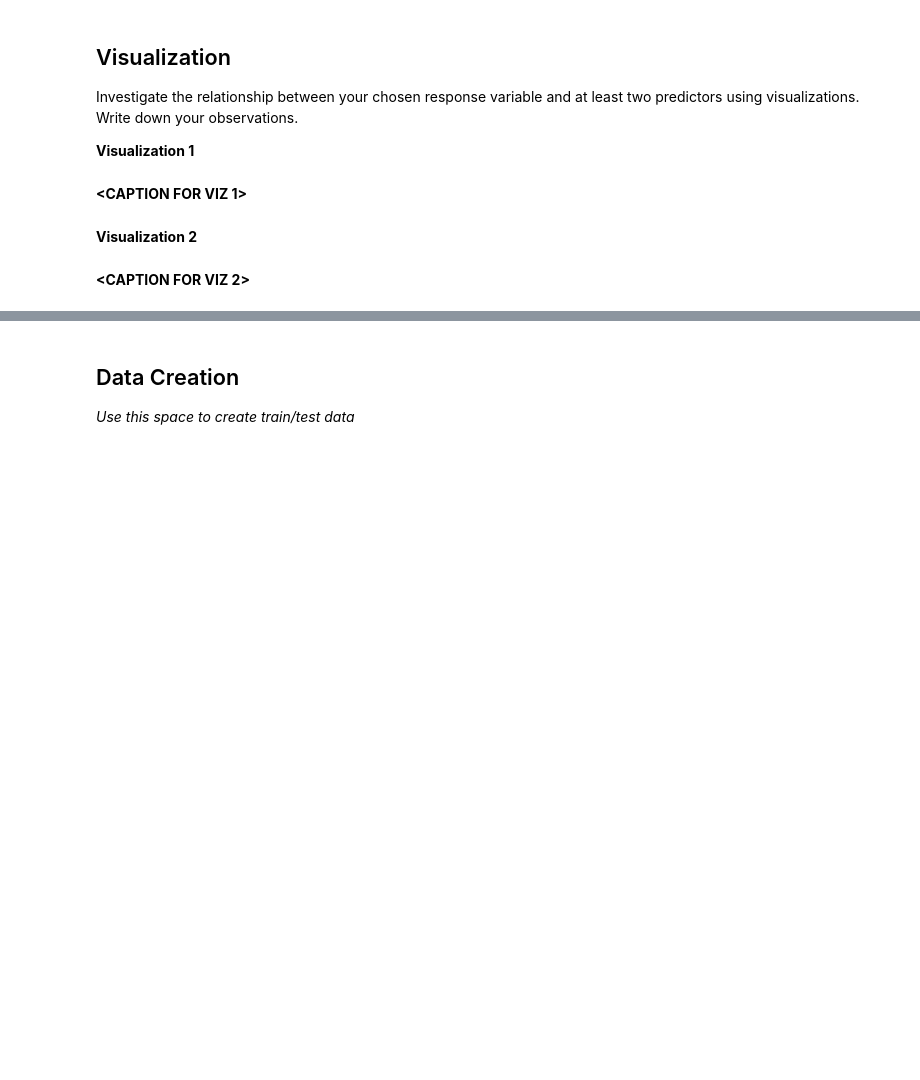
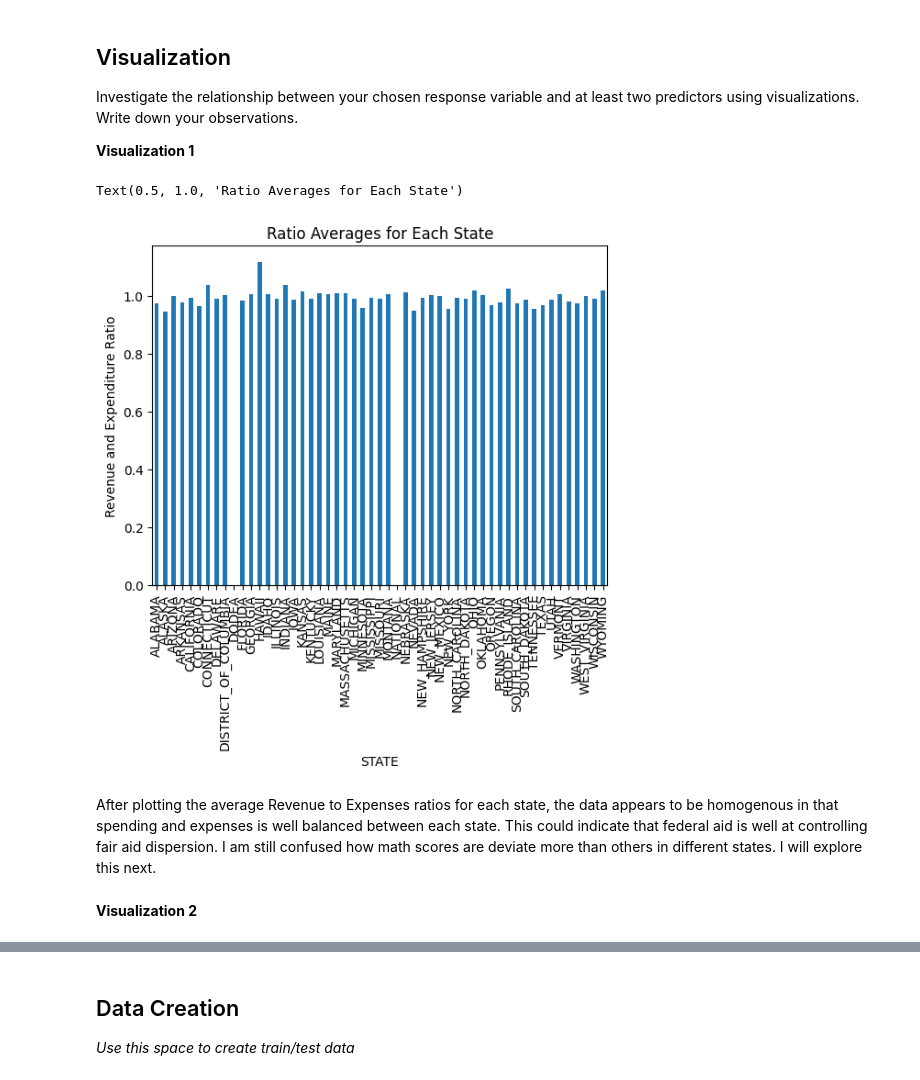
Before and after one commit to bL1233/Lesko-Git-Tutorial, a Jupyter notebook: tutorial1/checkpoint1.ipynb, the cells around one changed output, grey strips where cells are left out. Drawn from its saved outputs; the diff is of its cells as text; code cells hidden in the pictures; blank space fills up the shorter version.

```diff
--- a/tutorial1/checkpoint1.ipynb
+++ b/tutorial1/checkpoint1.ipynb
@@ -35,2 +39,5 @@ Import `numpy`, `pandas`, and `matplotlib`.
 # %% [markdown]
 Load in the "states_edu.csv" dataset and take a look at the head of the data
+# %%
+df = pd.read_csv('../data/states_edu.csv')
+df.head()
@@ -64,0 +151,6 @@ Feature engineering justification: **<BRIEFLY DESCRIBE WHY YOU MADE THE CHANGES
+# %%
+#df['AVG_LOCAL_REVENUE_PER_STATE'] = df.dropna(subset = ['LOCAL_REVENUE']).groupby('STATE')['LOCAL_REVENUE'].mean()
+#this will not suffice. I will drop NAs before Machine Learning Model but I will keep NAs to have the same dimension before pre-processing
+
+df['REVENUE_EXPENDITURE_RATIO'] = df['TOTAL_REVENUE'] / df['TOTAL_EXPENDITURE']
+df.head()
@@ -68,9 +170,14 @@ Feature engineering justification: **<BRIEFLY DESCRIBE WHY YOU MADE THE CHANGES
 Investigate the relationship between your chosen response variable and at least two predictors using visualizations. Write down your observations.
 
 **Visualization 1**
-# %% [markdown]
-**<CAPTION FOR VIZ 1>**
+# %%
+df.groupby('STATE')["REVENUE_EXPENDITURE_RATIO"].mean().plot(kind = "bar")
+plt.ylabel('Revenue and Expenditure Ratio')
+plt.title('Ratio Averages for Each State')
+# %% [output]
+Text(0.5, 1.0, 'Ratio Averages for Each State')
+[figure, added]
+# %% [markdown]
+After plotting the average Revenue to Expenses ratios for each state, the data appears to be homogenous in that spending and expenses is well balanced between each state. This could indicate that federal aid is well at controlling fair aid dispersion. I am still confused how math scores are deviate more than others in different states. I will explore this next.
 # %% [markdown]
 **Visualization 2**
-# %% [markdown]
-**<CAPTION FOR VIZ 2>**
```
Also changed, not shown: parts of 39 cells of this notebook.
